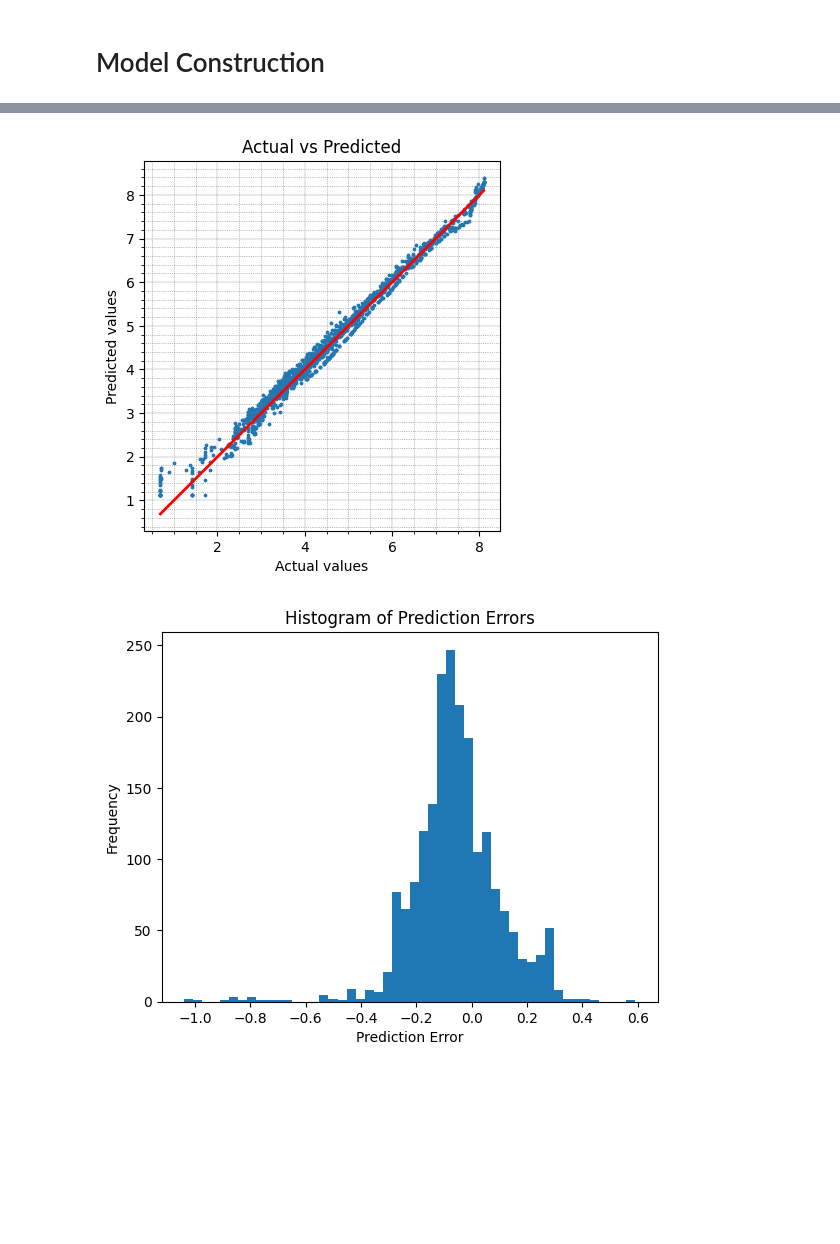
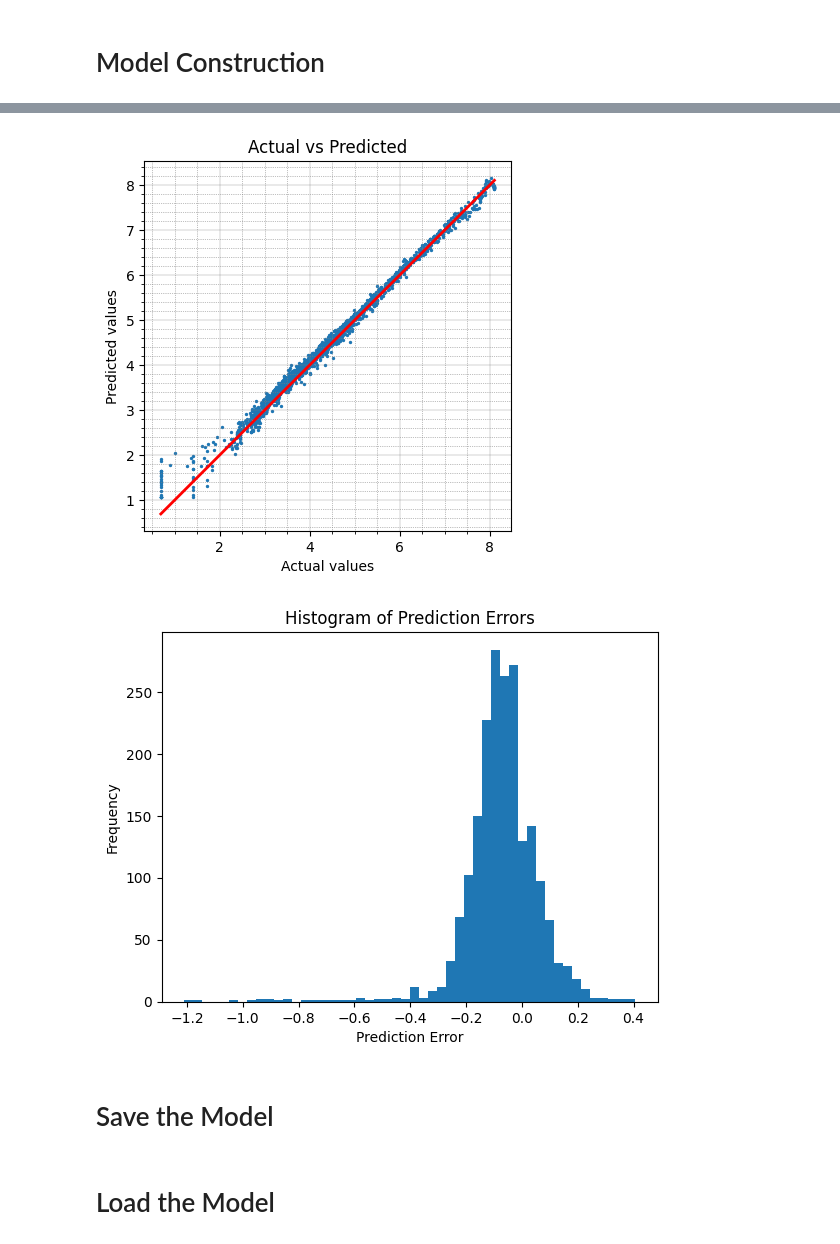
Before and after one commit to TME-6015-Programming-Project/main, a Jupyter notebook: TME6015_Project.ipynb, the cells around one changed output, grey strips where cells are left out. Saved outputs shown, nothing was run; the diff lists cells and outputs as text; code cells hidden in the pictures; blank space fills up the shorter version.

Commit message:
completed model save and load, will modify to process new data

```diff
--- a/TME6015_Project.ipynb
+++ b/TME6015_Project.ipynb
@@ -154,11 +155,11 @@ def build_model(layer_widths, input_shape, activation='relu', learning_rate=0.00
     # Compile the model with a regression-friendly loss function
     model.compile(optimizer=keras.optimizers.Adam(learning_rate=learning_rate),
                   loss='mse',
-                  metrics=['mae'])
+                  metrics=['mae',keras.metrics.RootMeanSquaredError()])
 
     return model
 
-layer_widths = [64,32,1]
+layer_widths = [64,32,16,1]
 LEARNING_RATE = 0.001
 EPOCH = 50
 tf.keras.backend.clear_session()
@@ -263,20 +254,22 @@ y_pred = model.predict(X_test)
 # %%
 # Scatter plot of actual vs predicted values
-plt.scatter(y_test, y_pred,s=3)
+plt.scatter(y_test, y_pred,s=2)
+
+# Line showing perfect prediction (if predicted = actual)
 plt.plot([min(y_test), max(y_test)], [min(y_test), max(y_test)], color='red', lw=2)
 plt.gca().set_aspect('equal', adjustable='box')
 
 plt.xlabel('Actual values')
 plt.ylabel('Predicted values')
 plt.title('Actual vs Predicted')
 
 plt.grid(which='major', color='gray', linestyle='-', linewidth=0.25)
 plt.grid(which='minor', color='gray', linestyle=':', linewidth=0.5)
 plt.minorticks_on()
 
 plt.show()
 # %% [output]
-[figure, old version]
+[figure, new version]
 # %%
 errors = y_test - y_pred
 plt.hist(errors, bins=50)
@@ -285,4 +278,6 @@ plt.ylabel('Frequency')
 plt.title('Histogram of Prediction Errors')
 plt.show()
 # %% [output]
-[figure, old version]
+[figure, new version]
+# %% [markdown]
+# Save the Model
@@ -288,0 +289,2 @@ plt.show()
+# %% [markdown]
+# Load the Model
```
Also changed, not shown: parts of 13 cells of this notebook, 1 other file.
